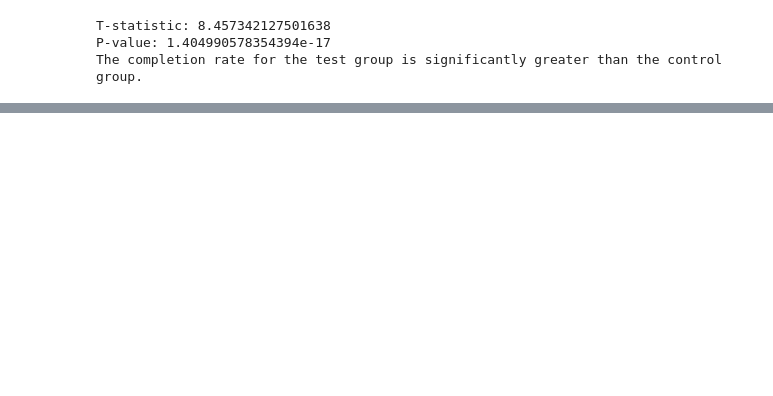
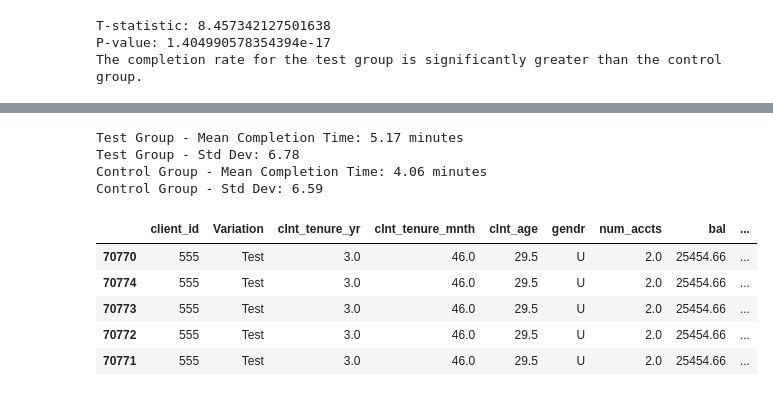
Before and after one commit to AleUrzi/week5_vanguard-ab-test, a Jupyter notebook: Notebooks/Alessia_cleaned_merged_df.ipynb, the cells around one changed output, grey strips where cells are left out. Drawn from its saved outputs; the diff is of its cells as text; code cells hidden in the pictures; blank space fills up the shorter version.

```diff
--- a/Notebooks/Alessia_cleaned_merged_df.ipynb
+++ b/Notebooks/Alessia_cleaned_merged_df.ipynb
@@ -254,6 +258,9 @@ test_df.shape
 control_df.shape
 # %% [output]
 (143408, 14)
+# %%
+test_df = test_df.sort_values(['client_id', 'visit_id', 'process_step', 'date_time'])
+control_df = control_df.sort_values(['client_id', 'visit_id', 'process_step', 'date_time'])
 # %%
 #Is the completion rate (number of customers who reached the next step out of the total in a given step) for the test group the same as the control group?
 
@@ -405,0 +392,67 @@ The average completion time for the test group is significantly greater than the
+# %%
+#correct code: is the avg completion time of test higher than ctrl?
+# Function to calculate completion time
+def calculate_completion_times(df, max_time_hours=1):
+
+     # Ensure date_time is in datetime format
+    df['date_time'] = pd.to_datetime(df['date_time'], errors='coerce')
+
+    # Drop rows where date_time could not be converted
+    df = df.dropna(subset=['date_time'])
+    # Sort by client_id, visit_id, and date_time
+    df = df.sort_values(by=['client_id', 'visit_id', 'date_time'])
+
+    # Calculate time spent between steps
+    df['time_spent'] = df.groupby(['client_id', 'visit_id'])['date_time'].diff()
+
+    # Remove rows with NaT in 'time_spent'
+    df = df.dropna(subset=['time_spent'])
+
+    # Extract the last 'start' and 'confirm' times for each client
+    df_last_start = df[df['process_step'] == 'start'].groupby(['client_id', 'visit_id']).last().reset_index()
+    df_last_confirm = df[df['process_step'] == 'confirm'].groupby(['client_id', 'visit_id']).last().reset_index()
+
+    # Merge to get both 'start' and 'confirm' times
+    df_merged = pd.merge(df_last_start[['client_id', 'visit_id', 'date_time']],
+                         df_last_confirm[['client_id', 'visit_id', 'date_time']],
+                         on=['client_id', 'visit_id'], suffixes=('_start', '_confirm'))
+
+    # Calculate the time to conversion in seconds
+    df_merged['completion_time_seconds'] = (df_merged['date_time_confirm'] - df_merged['date_time_start']).dt.total_seconds()
+
+    # Filter out times exceeding max_time_hours
+    df_filtered_times = df_merged[df_merged['completion_time_seconds'] <= max_time_hours * 3600]
+
+    # Return completion times in minutes
+    return df_filtered_times['completion_time_seconds'] / 60
+
+# Apply to test and control datasets
+completion_times_test = calculate_completion_times(test_df)
+completion_times_control = calculate_completion_times(control_df)
+
+
+# Summary statistics
+mean_completion_time_test = completion_times_test.mean()
+std_completion_time_test = completion_times_test.std()
+
+mean_completion_time_control = completion_times_control.mean()
+std_completion_time_control = completion_times_control.std()
+
+print(f"Test Group - Mean Completion Time: {mean_completion_time_test:.2f} minutes")
+print(f"Test Group - Std Dev: {std_completion_time_test:.2f}")
+
+print(f"Control Group - Mean Completion Time: {mean_completion_time_control:.2f} minutes")
+print(f"Control Group - Std Dev: {std_completion_time_control:.2f}")
+
+display(test_df.head(5))
+# %% [output]
+Test Group - Mean Completion Time: 5.17 minutes
+Test Group - Std Dev: 6.78
+Control Group - Mean Completion Time: 4.06 minutes
+Control Group - Std Dev: 6.59
+|  | client_id | Variation | clnt_tenure_yr | clnt_tenure_mnth | clnt_age | gendr | num_accts | bal | ... |
+| 70770 | 555 | Test | 3.0 | 46.0 | 29.5 | U | 2.0 | 25454.66 | ... |
+| 70774 | 555 | Test | 3.0 | 46.0 | 29.5 | U | 2.0 | 25454.66 | ... |
+| 70773 | 555 | Test | 3.0 | 46.0 | 29.5 | U | 2.0 | 25454.66 | ... |
+| 70772 | 555 | Test | 3.0 | 46.0 | 29.5 | U | 2.0 | 25454.66 | ... |
+| 70771 | 555 | Test | 3.0 | 46.0 | 29.5 | U | 2.0 | 25454.66 | ... |
```
Also changed, not shown: parts of 36 cells of this notebook, 19 other files.
